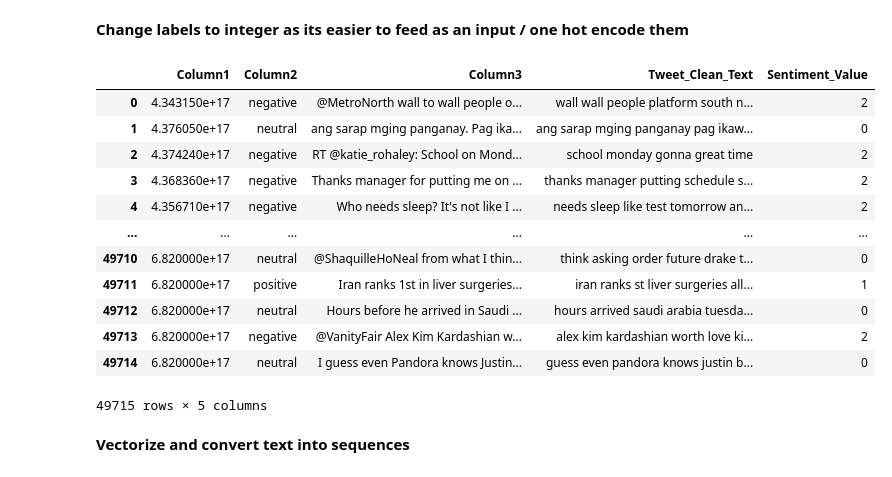
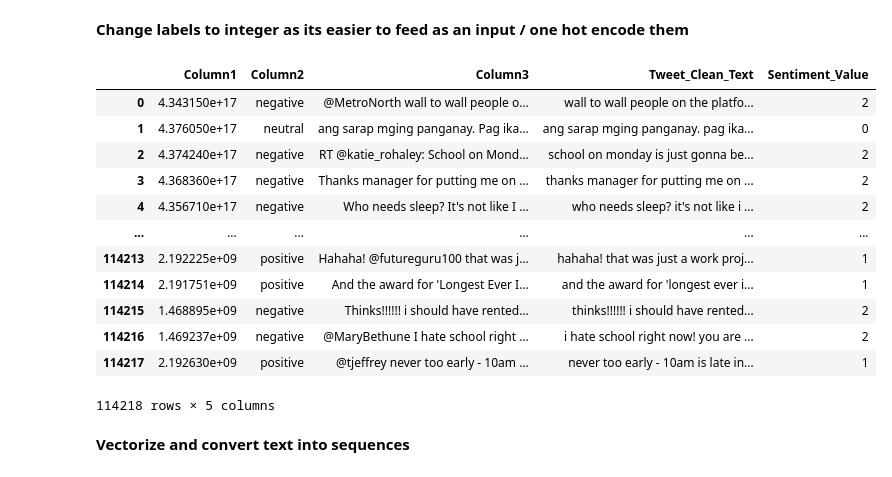
Before and after one commit to tushar-1996/DataMiningProject, a Jupyter notebook: Notebooks/Deep_Learning_Approaches_to_Twitter_Sentiment_Analysis.ipynb, the cells around one changed output. Cells and saved outputs as stored; diff of their text form; code cells hidden in the pictures.

Commit message:
Changes in this commit: 1. Minor changes in the code 2. Added new data to the existing corpus 3. Improved LSTM metrics

```diff
--- a/Notebooks/Deep_Learning_Approaches_to_Twitter_Sentiment_Analysis.ipynb
+++ b/Notebooks/Deep_Learning_Approaches_to_Twitter_Sentiment_Analysis.ipynb
@@ -124,7 +127,7 @@ def create_data_corpus(path):
   df_list = []
 
   for file in files:
-    df = pd.read_csv(file, index_col=None, header=0)
+    df = pd.read_csv(file, index_col=None, header=0, engine='python')
     df_list.append(df)
 
   frame = pd.concat(df_list, axis=0, ignore_index=True)
@@ -237,12 +170,14 @@ frame
 # %% [markdown]
 **Function to carry out data cleaning**
 # %%
-def clean_tweets(frame, column_name, remove_stop_words=False, lower_case=False):
+def clean_tweets(frame, column_name, remove_stop_words=True, lower_case=True, remove_special=True):
   frame = frame.drop_duplicates().reset_index(drop=True) #remove duplicate rows
   frame['Tweet_Clean_Text'] = np.vectorize(remove_pattern)(frame[column_name], "RT @[\w]*:") #remove twitter return handle
   frame.Tweet_Clean_Text = np.vectorize(remove_pattern)(frame['Tweet_Clean_Text'], "@[\w]*") #remove twitter handle
   frame.Tweet_Clean_Text = np.vectorize(remove_pattern)(frame['Tweet_Clean_Text'], "https?://[A-Za-z0-9./]*") #remove URLs
-  frame.Tweet_Clean_Text = frame.Tweet_Clean_Text.str.replace("[^a-zA-Z#]", " ") #remove special characters except for #
+
+  if remove_special:
+    frame.Tweet_Clean_Text = frame.Tweet_Clean_Text.str.replace("[^a-zA-Z#]", " ") #remove special characters except for #
   frame.Tweet_Clean_Text = frame.Tweet_Clean_Text.replace('\s+', ' ', regex=True) #remove extra spaces in between words
   if lower_case:
     frame.Tweet_Clean_Text = frame.Tweet_Clean_Text.apply(lambda x: x.lower())
@@ -321,6 +261,6 @@ Name: sentiment, dtype: int64
 # %%
-semeval_frame = create_data_corpus('drive/My Drive/Workspace/SentimentAnalysis/SemEval2017Dataset') #Use your own path, I have mounted the data from google drive
-semeval_frame = clean_tweets(frame=semeval_frame, column_name='Column3', remove_stop_words=True, lower_case=True)
-semeval_frame
+mega_frame = create_data_corpus('drive/My Drive/Workspace/SentimentAnalysis/MegaData') #Use your own path, I have mounted the data from google drive
+mega_frame = clean_tweets(frame=mega_frame, column_name='Column3', remove_stop_words=False, remove_special=False)
+mega_frame
 # %% [output]
 |  | Column1 | Column2 | Column3 | Tweet_Clean_Text |
@@ -350,34 +290,34 @@ Name: Column2, dtype: int64
 # %%
 #from sklearn.preprocessing import LabelBinarizer
 #lb = LabelBinarizer()
 
 #Solution1
-semeval_frame["Sentiment_Value"] = semeval_frame["Column2"].map({"neutral": 0, "positive": 1, "negative": 2})
-lbl = to_categorical(semeval_frame["Sentiment_Value"], 3)
+mega_frame["Sentiment_Value"] = mega_frame["Column2"].map({"neutral": 0, "positive": 1, "negative": 2})
+lbl = to_categorical(mega_frame["Sentiment_Value"], 3)
 
 #Solution2
-#one_hot = pd.get_dummies(semeval_frame['Column2'])
-#semeval_frame = semeval_frame.join(one_hot)
+#one_hot = pd.get_dummies(mega_frame['Column2'])
+#mega_frame = mega_frame.join(one_hot)
 
 #Solution3
-#semeval_frame = semeval_frame.join(pd.DataFrame(lb.fit_transform(semeval_frame["Column2"]),
+#mega_frame = mega_frame.join(pd.DataFrame(lb.fit_transform(mega_frame["Column2"]),
 #                          columns=lb.classes_,
-#                          index=semeval_frame.index))
-semeval_frame
+#                          index=mega_frame.index))
+mega_frame
 # %% [output]
 |  | Column1 | Column2 | Column3 | Tweet_Clean_Text | Sentiment_Value |
-| 0 | 4.343150e+17 | negative | @MetroNorth wall to wall people o... | wall wall people platform south n... | 2 |
-| 1 | 4.376050e+17 | neutral | ang sarap mging panganay. Pag ika... | ang sarap mging panganay pag ikaw... | 0 |
-| 2 | 4.374240e+17 | negative | RT @katie_rohaley: School on Mond... | school monday gonna great time | 2 |
-| 3 | 4.368360e+17 | negative | Thanks manager for putting me on ... | thanks manager putting schedule s... | 2 |
-| 4 | 4.356710e+17 | negative | Who needs sleep? It's not like I ... | needs sleep like test tomorrow an... | 2 |
+| 0 | 4.343150e+17 | negative | @MetroNorth wall to wall people o... | wall to wall people on the platfo... | 2 |
+| 1 | 4.376050e+17 | neutral | ang sarap mging panganay. Pag ika... | ang sarap mging panganay. pag ika... | 0 |
+| 2 | 4.374240e+17 | negative | RT @katie_rohaley: School on Mond... | school on monday is just gonna be... | 2 |
+| 3 | 4.368360e+17 | negative | Thanks manager for putting me on ... | thanks manager for putting me on ... | 2 |
+| 4 | 4.356710e+17 | negative | Who needs sleep? It's not like I ... | who needs sleep? it's not like i ... | 2 |
 | ... | ... | ... | ... | ... | ... |
-| 49710 | 6.820000e+17 | neutral | @ShaquilleHoNeal from what I thin... | think asking order future drake t... | 0 |
-| 49711 | 6.820000e+17 | positive | Iran ranks 1st in liver surgeries... | iran ranks st liver surgeries all... | 1 |
-| 49712 | 6.820000e+17 | neutral | Hours before he arrived in Saudi ... | hours arrived saudi arabia tuesda... | 0 |
-| 49713 | 6.820000e+17 | negative | @VanityFair Alex Kim Kardashian w... | alex kim kardashian worth love ki... | 2 |
-| 49714 | 6.820000e+17 | neutral | I guess even Pandora knows Justin... | guess even pandora knows justin b... | 0 |
+| 114213 | 2.192225e+09 | positive | Hahaha! @futureguru100 that was j... | hahaha! that was just a work proj... | 1 |
+| 114214 | 2.191751e+09 | positive | And the award for 'Longest Ever I... | and the award for 'longest ever i... | 1 |
+| 114215 | 1.468895e+09 | negative | Thinks!!!!!! i should have rented... | thinks!!!!!! i should have rented... | 2 |
+| 114216 | 1.469237e+09 | negative | @MaryBethune I hate school right ... | i hate school right now! you are ... | 2 |
+| 114217 | 2.192630e+09 | positive | @tjeffrey never too early - 10am ... | never too early - 10am is late in... | 1 |
-49715 rows × 5 columns
+114218 rows × 5 columns
 # %% [markdown]
 **Vectorize and convert text into sequences**
 # %%
```
Also changed, not shown: parts of 23 cells of this notebook, 15 other files.
